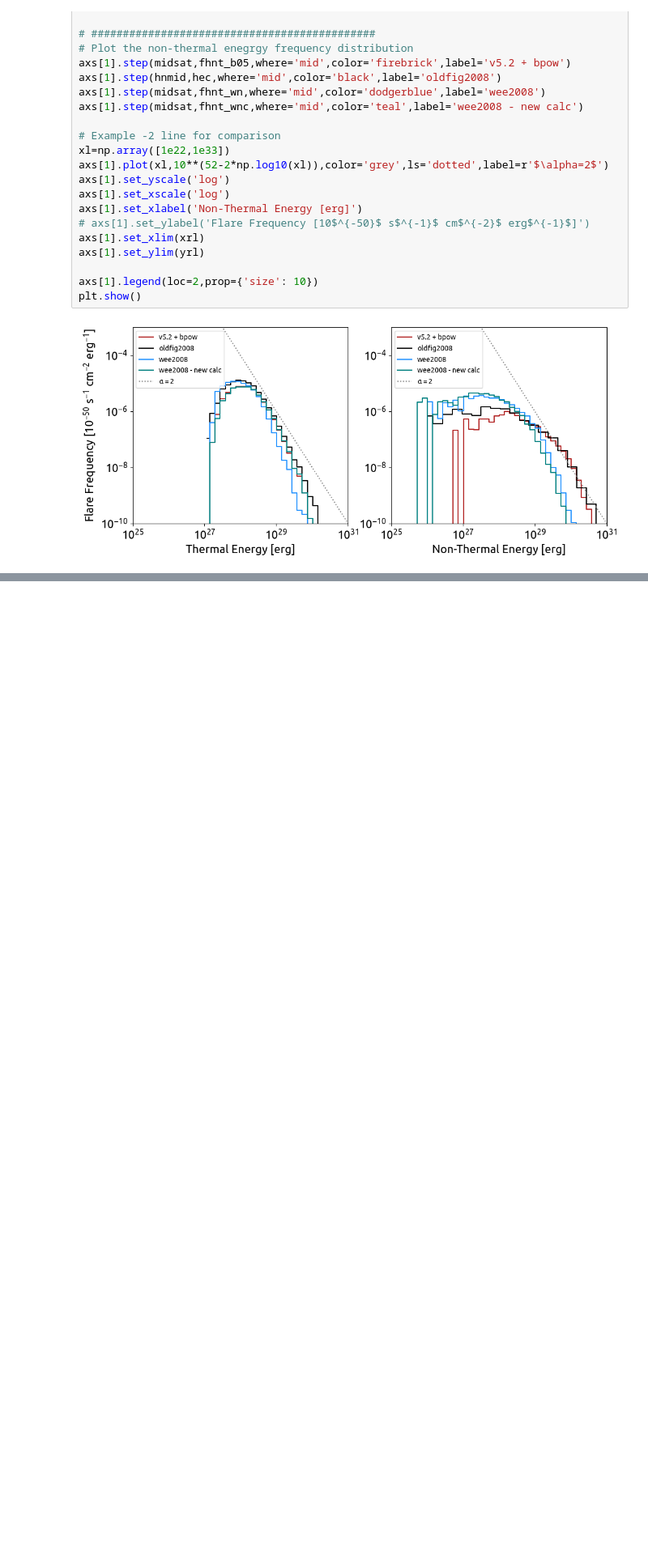
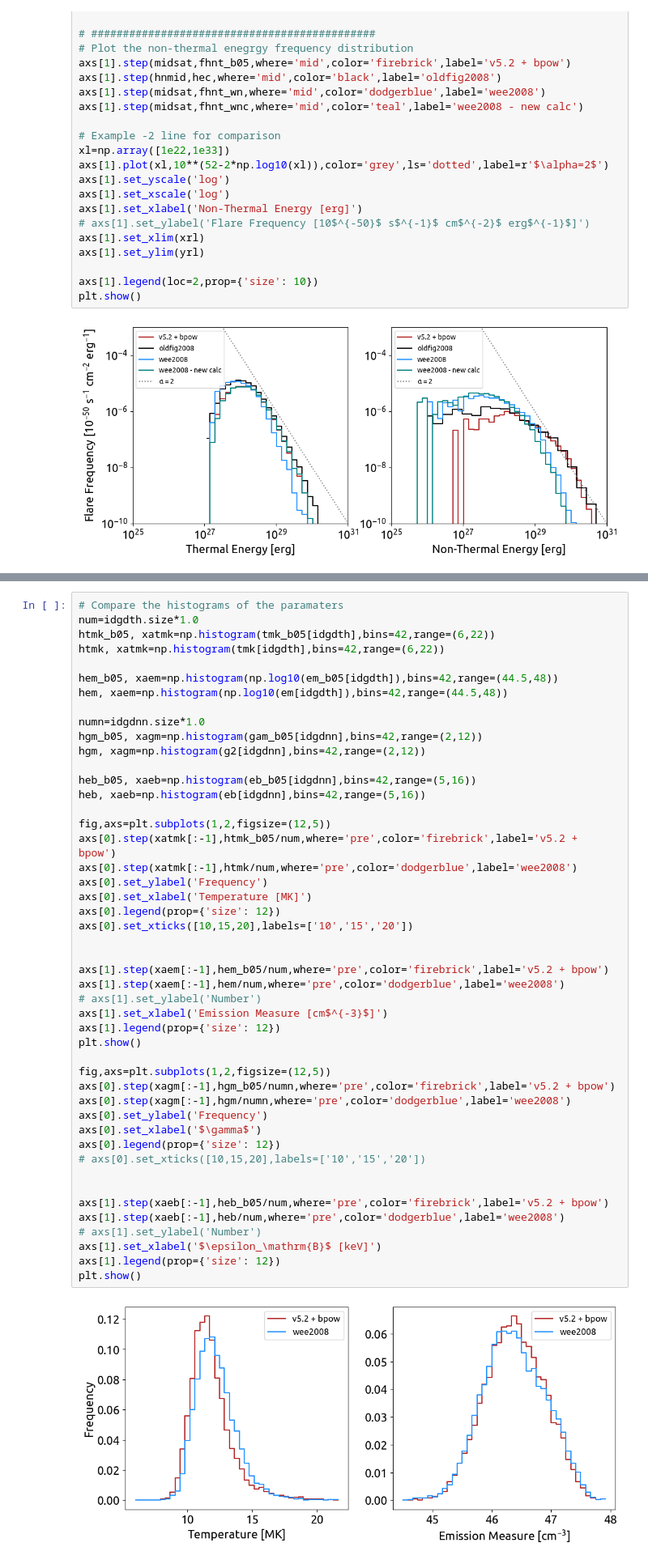
Before and after one commit to ianan/wee_2024, a Jupyter notebook: compare_freqdist.ipynb, the cells around one changed output, grey strips where cells are left out. Shown at 81% size. Cells and saved outputs as stored; diff of their text form; blank space fills up the shorter version.

```diff
--- a/compare_freqdist.ipynb
+++ b/compare_freqdist.ipynb
@@ -334,0 +337,49 @@ plt.show()
+# %%
+# Compare the histograms of the paramaters
+num=idgdth.size*1.0
+htmk_b05, xatmk=np.histogram(tmk_b05[idgdth],bins=42,range=(6,22))
+htmk, xatmk=np.histogram(tmk[idgdth],bins=42,range=(6,22))
+
+hem_b05, xaem=np.histogram(np.log10(em_b05[idgdth]),bins=42,range=(44.5,48))
+hem, xaem=np.histogram(np.log10(em[idgdth]),bins=42,range=(44.5,48))
+
+numn=idgdnn.size*1.0
+hgm_b05, xagm=np.histogram(gam_b05[idgdnn],bins=42,range=(2,12))
+hgm, xagm=np.histogram(g2[idgdnn],bins=42,range=(2,12))
+
+heb_b05, xaeb=np.histogram(eb_b05[idgdnn],bins=42,range=(5,16))
+heb, xaeb=np.histogram(eb[idgdnn],bins=42,range=(5,16))
+
+fig,axs=plt.subplots(1,2,figsize=(12,5))
+axs[0].step(xatmk[:-1],htmk_b05/num,where='pre',color='firebrick',label='v5.2 + bpow')
+axs[0].step(xatmk[:-1],htmk/num,where='pre',color='dodgerblue',label='wee2008')
+axs[0].set_ylabel('Frequency')
+axs[0].set_xlabel('Temperature [MK]')
+axs[0].legend(prop={'size': 12})
+axs[0].set_xticks([10,15,20],labels=['10','15','20'])
+
+
+axs[1].step(xaem[:-1],hem_b05/num,where='pre',color='firebrick',label='v5.2 + bpow')
+axs[1].step(xaem[:-1],hem/num,where='pre',color='dodgerblue',label='wee2008')
+# axs[1].set_ylabel('Number')
+axs[1].set_xlabel('Emission Measure [cm$^{-3}$]')
+axs[1].legend(prop={'size': 12})
+plt.show()
+
+fig,axs=plt.subplots(1,2,figsize=(12,5))
+axs[0].step(xagm[:-1],hgm_b05/numn,where='pre',color='firebrick',label='v5.2 + bpow')
+axs[0].step(xagm[:-1],hgm/numn,where='pre',color='dodgerblue',label='wee2008')
+axs[0].set_ylabel('Frequency')
+axs[0].set_xlabel('$\gamma$')
+axs[0].legend(prop={'size': 12})
+# axs[0].set_xticks([10,15,20],labels=['10','15','20'])
+
+
+axs[1].step(xaeb[:-1],heb_b05/num,where='pre',color='firebrick',label='v5.2 + bpow')
+axs[1].step(xaeb[:-1],heb/num,where='pre',color='dodgerblue',label='wee2008')
+# axs[1].set_ylabel('Number')
+axs[1].set_xlabel('$\epsilon_\mathrm{B}$ [keV]')
+axs[1].legend(prop={'size': 12})
+plt.show()
+# %% [output]
+[figure, added]
```
Also changed, not shown: parts of 2 cells of this notebook.
